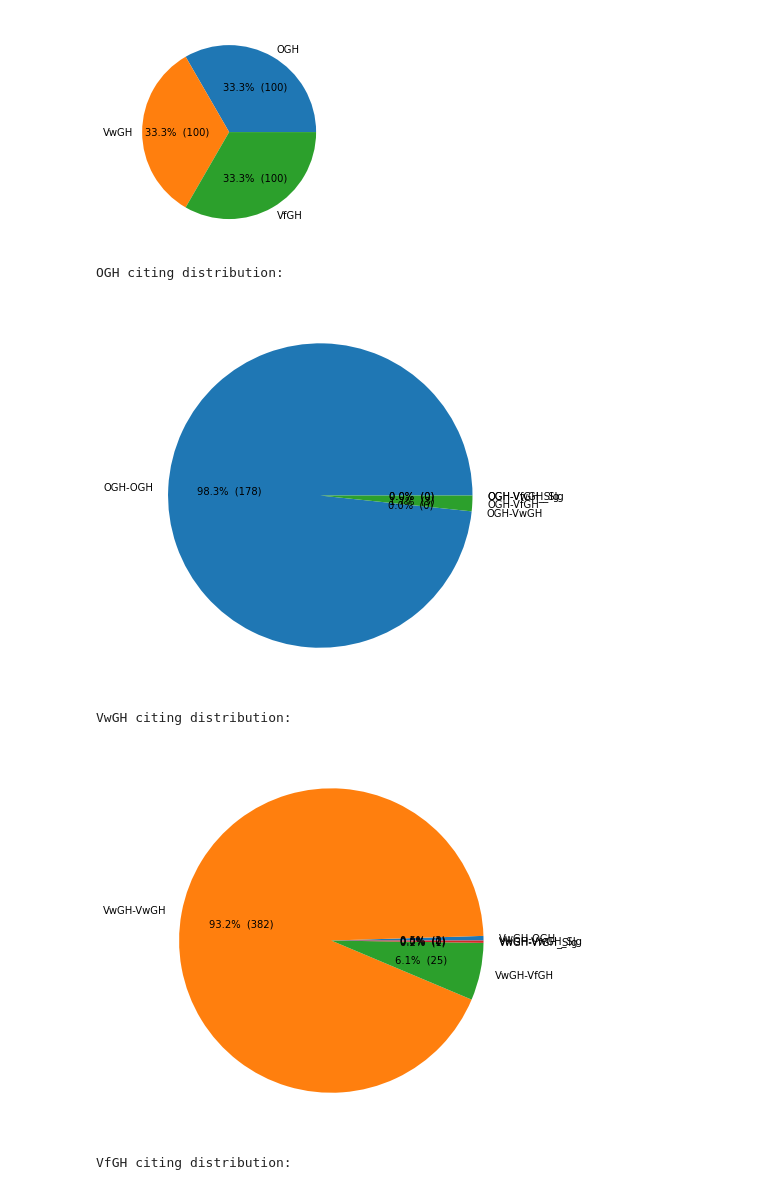
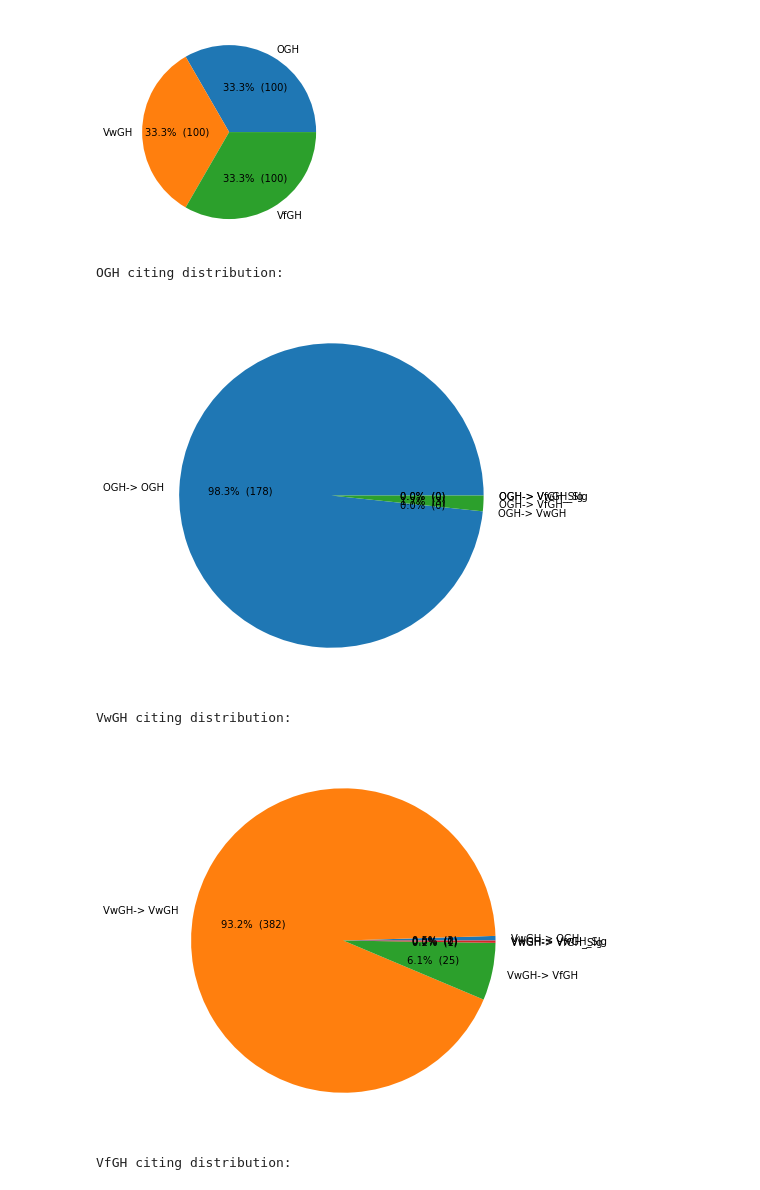
Before and after one commit to michael-l-AT/RIS-citings, a Jupyter notebook: RIS-citings.ipynb, the cells around one changed output. Saved outputs shown, nothing was run; the diff lists cells and outputs as text; code cells hidden in the pictures.

```diff
--- a/RIS-citings.ipynb
+++ b/RIS-citings.ipynb
@@ -130,7 +135,7 @@ for organ in ["OGH","VwGH","VfGH"]:
 Alternativ können Entscheidungen auch anhand bestimmter Parameter ausgewählt werden
 # %%
 # Alternatively get decisions by parameters (eg. date - see RIS-API-Wraper for parameters)
-OGH_E=Judikatur.Justiz(court="OGH",show_rechtssaetze=False,decision_date_from="2021-11-20")
+OGH_E=Justiz(court="OGH",show_rechtssaetze=False,decision_date_from="2021-11-20")
 # %%
 df_OGH = pd.DataFrame(OGH_E._results)
 df_OGH['case_number']= df_OGH['case_number'].apply(lambda x: str(x[0]) ) # convert to string for easier handling
@@ -143,7 +148,7 @@ display(dataframes["OGH"])
 ### 1.2.2 VfGH
 # %%
 #get decisions by date
-VfGH_E=Judikatur.Vfgh(show_rechtssaetze=False,decision_date_from="2021-04-28")
+VfGH_E=Vfgh(show_rechtssaetze=False,decision_date_from="2021-04-28")
 # %%
 df_VfGH = pd.DataFrame(VfGH_E._results)
 df_VfGH['case_number']= df_VfGH['case_number'].apply(lambda x: str(x[0]) )
@@ -156,7 +161,7 @@ display(dataframes["VfGH"])
 ### 1.2.3 VwGH
 # %%
 #get decisions by date
-VwGH_E=Judikatur.Vwgh(show_rechtssaetze=False,decision_date_from="2021-10-15")
+VwGH_E=Vwgh(show_rechtssaetze=False,decision_date_from="2021-10-15")
 # %%
 df_VwGH = pd.DataFrame(VwGH_E._results)
 df_VwGH['case_number']= df_VwGH['case_number'].apply(lambda x: str(x[0]) )
@@ -377,9 +424,9 @@ Installing collected packages: pansi, monotonic, interchange, py2neo
 Successfully installed interchange-2021.0.4 monotonic-1.6 pansi-2020.7.3 py2neo-2021.2.3
 # %%
 #Change theese to use other database
-neo4j_url="bolt://34.239.125.128:7687"
-neo4j_pwd="clamps-representative-studies"
-neo4j_user="neo4j"
+neo4j_url="ADD_BOLT_URL"
+neo4j_user="ADD_USER"
+neo4j_pwd="ADD_PASSWORD"
 # %%
 #neo4j (Port) needs to be reachable - in case of Porblems check Firewall
 #graph.delete_all() # uncomment, if graph should be redone
@@ -543,20 +591,20 @@ Number of decisions in dataset
 # %%
 #plot citing distribution
 
 
 for organ, organ_dataframe in dataframes.items():
-    label = [organ+'-OGH', organ+'-VwGH', organ+"-VfGH", organ+"-VfGH_Slg",organ+"-VwGH_Slg"]
+    label = [organ+'-> OGH', organ+'-> VwGH', organ+"-> VfGH", organ+"-> VfGH_Slg",organ+"-> VwGH_Slg"]
     data = [organ_dataframe['num_OGH_citings'].sum(),organ_dataframe['num_VwGH_citings'].sum(),organ_dataframe['num_VfGH_citings'].sum(),organ_dataframe['num_VfGH_Slg_citings'].sum(),organ_dataframe['num_VwGH_Slg_citings'].sum()]
     # Creating plot
     fig = plt.figure(figsize =(10, 7))
     plt.pie(data, labels = label, autopct=make_autopct(data))
 
     # show plot
     print(organ+" citing distribution:")
     plt.show()
 # %% [output]
 OGH citing distribution:
-[figure, old version]
+[figure, new version]
 VwGH citing distribution:
-[figure, old version]
+[figure, new version]
 VfGH citing distribution:
```
Also changed, not shown: parts of 24 cells of this notebook.
